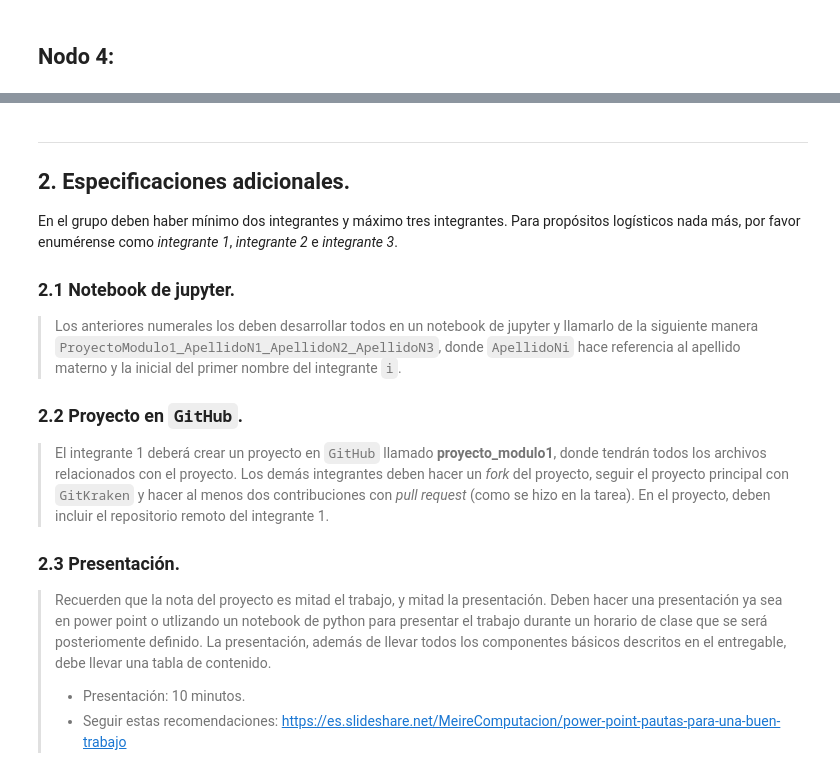
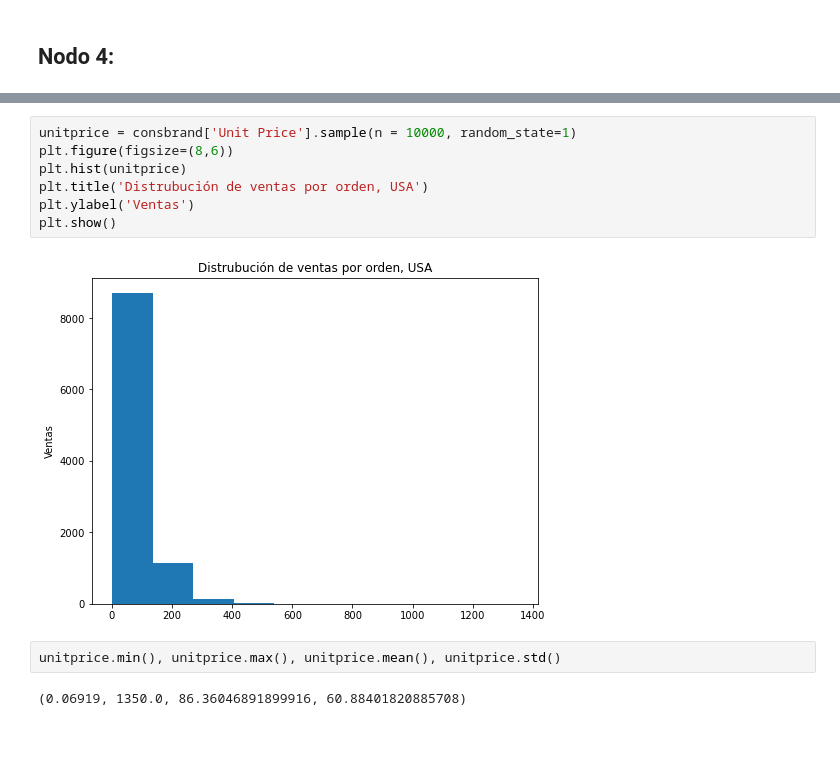
Before and after one commit to leonardoaceves/ProyectoSPF_JLACEVES_AMAGUILERA, a Jupyter notebook: ProyectoModulo1_AcevesJ_AguileraA.ipynb, the cells around one changed output, grey strips where cells are left out. Cells and saved outputs as stored; diff of their text form; blank space fills up the shorter version.

```diff
--- a/ProyectoModulo1_AcevesJ_AguileraA.ipynb
+++ b/ProyectoModulo1_AcevesJ_AguileraA.ipynb
@@ -939,15 +933,13 @@ Como el valor de PValue es 0.0 rechazamos la hipotesis nula, por lo que concluim
-# %% [markdown]
-___
-## 2. Especificaciones adicionales.
-En el grupo deben haber mínimo dos integrantes y máximo tres integrantes. Para propósitos logísticos nada más, por favor enumérense como *integrante 1*, *integrante 2* e *integrante 3*.
-
-### 2.1 Notebook de jupyter.
-> Los anteriores numerales los deben desarrollar todos en un notebook de jupyter y llamarlo de la siguiente manera `ProyectoModulo1_ApellidoN1_ApellidoN2_ApellidoN3`, donde `ApellidoNi` hace referencia al apellido materno y la inicial del primer nombre del integrante `i`.
-
-### 2.2 Proyecto en `GitHub`.
-> El integrante 1 deberá crear un proyecto en `GitHub` llamado **proyecto_modulo1**, donde tendrán todos los archivos relacionados con el proyecto. Los demás integrantes deben hacer un *fork* del proyecto, seguir el proyecto principal con `GitKraken` y hacer al menos dos contribuciones con *pull request* (como se hizo en la tarea). En el proyecto, deben incluir el repositorio remoto del integrante 1.
-
-### 2.3 Presentación.
-> Recuerden que la nota del proyecto es mitad el trabajo, y mitad la presentación. Deben hacer una presentación ya sea en power point o utlizando un notebook de python para presentar el trabajo durante un horario de clase que se será posteriomente definido. La presentación, además de llevar todos los componentes básicos descritos en el entregable, debe llevar una tabla de contenido.
-> - Presentación: 10 minutos.
-> - Seguir estas recomendaciones: https://es.slideshare.net/MeireComputacion/power-point-pautas-para-una-buen-trabajo
+# %%
+unitprice = consbrand['Unit Price'].sample(n = 10000, random_state=1)
+plt.figure(figsize=(8,6))
+plt.hist(unitprice)
+plt.title('Distrubución de ventas por orden, USA')
+plt.ylabel('Ventas')
+plt.show()
+# %% [output]
+[figure, added]
+# %%
+unitprice.min(), unitprice.max(), unitprice.mean(), unitprice.std()
+# %% [output]
+(0.06919, 1350.0, 86.36046891899916, 60.88401820885708)
```
Also changed, not shown: parts of 18 cells of this notebook.
